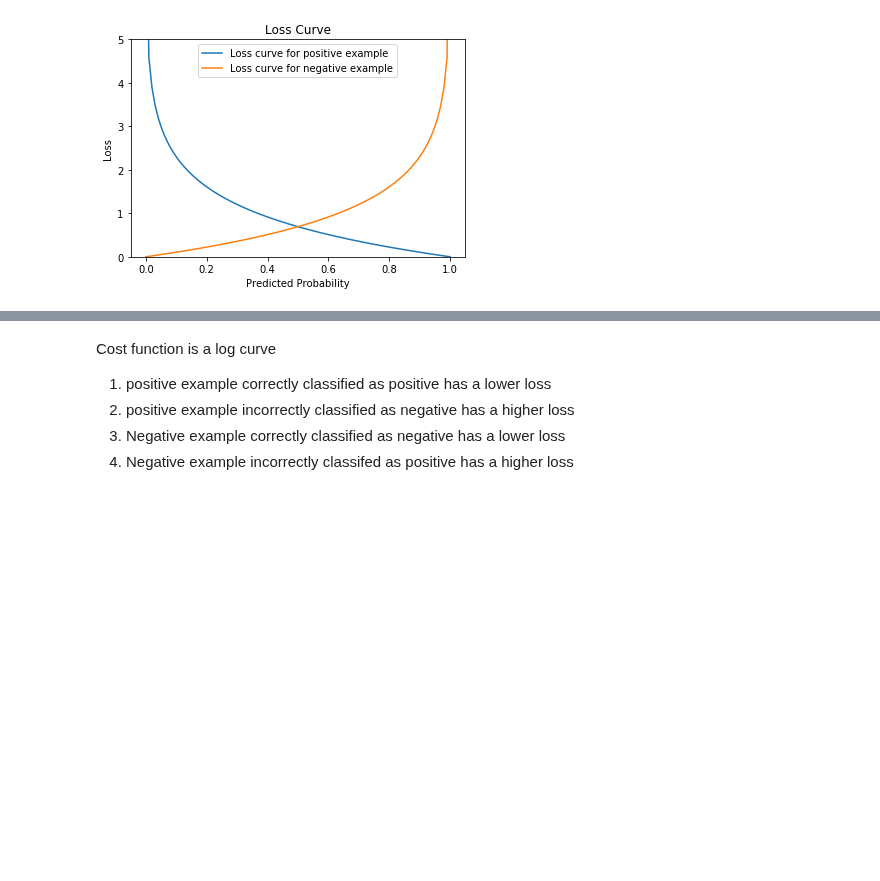
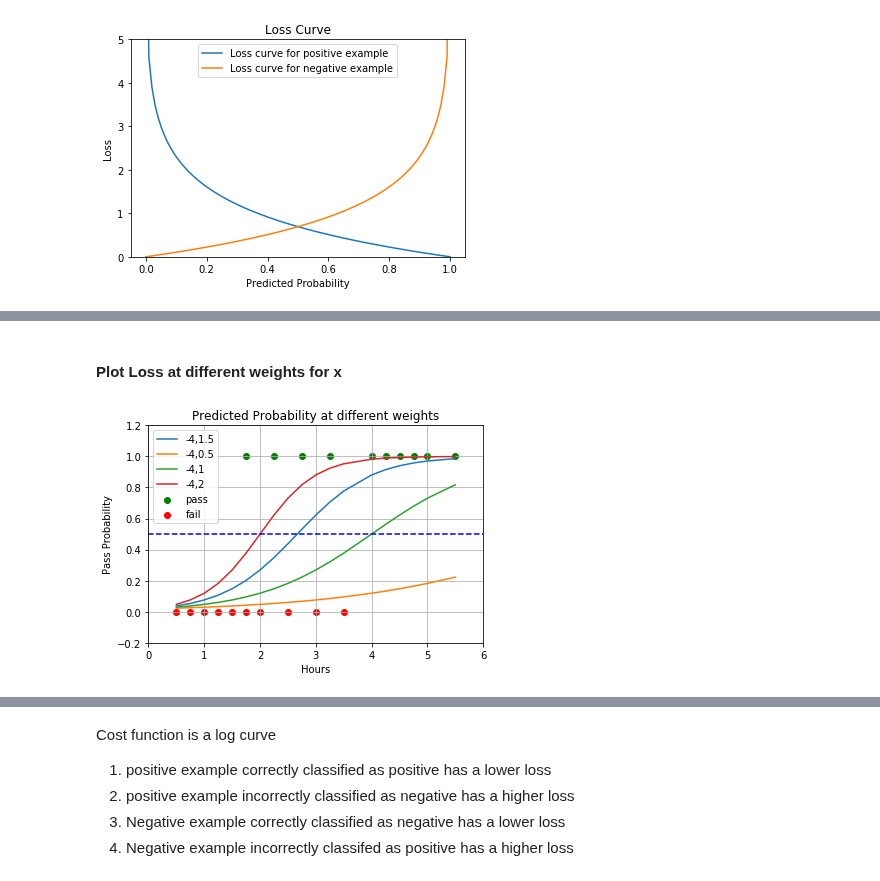
Before and after one commit to ChandraLingam/AmazonSageMakerCourse, a Jupyter notebook: GradientDescent/logistic_cost_example.ipynb, the cells around one changed output, grey strips where cells are left out. Drawn from its saved outputs; the diff is of its cells as text; code cells hidden in the pictures; blank space fills up the shorter version.

```diff
--- a/GradientDescent/logistic_cost_example.ipynb
+++ b/GradientDescent/logistic_cost_example.ipynb
@@ -328,0 +318,20 @@ plt.show()
+# %% [markdown]
+<h4>Plot Loss at different weights for x</h4>
+# %%
+plt.scatter(x=df[df.Pass==1].Hours,y=df[df.Pass==1].Pass, color='g', label='pass')
+plt.scatter(x=df[df.Pass==0].Hours,y=df[df.Pass==0].Pass, color='r',label='fail')
+
+for w in y_predicted_wt.keys():
+    plt.plot(df.Hours,y_predicted_wt[w],label=w)
+
+plt.xlim((0,6))
+plt.ylim((-0.2,1.2))
+plt.axhline(y=0.5,xmin=0,xmax=6, color = 'b', ls='dashed')
+plt.xlabel('Hours')
+plt.ylabel('Pass Probability')
+plt.title('Predicted Probability at different weights')
+plt.legend()
+plt.grid(True)
+plt.show()
+# %% [output]
+[figure, added]
```
Also changed, not shown: parts of 13 cells of this notebook, 10 other files.
